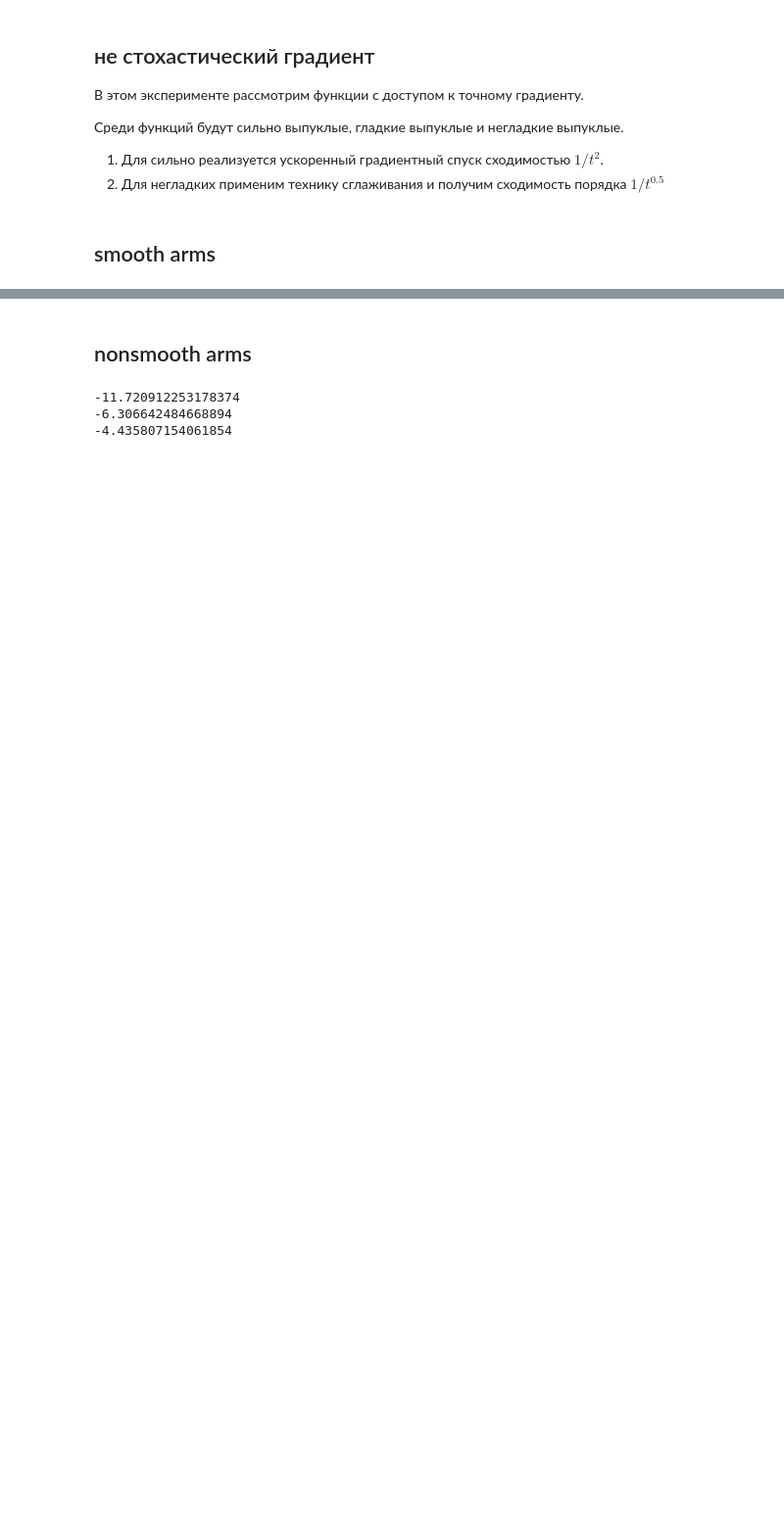
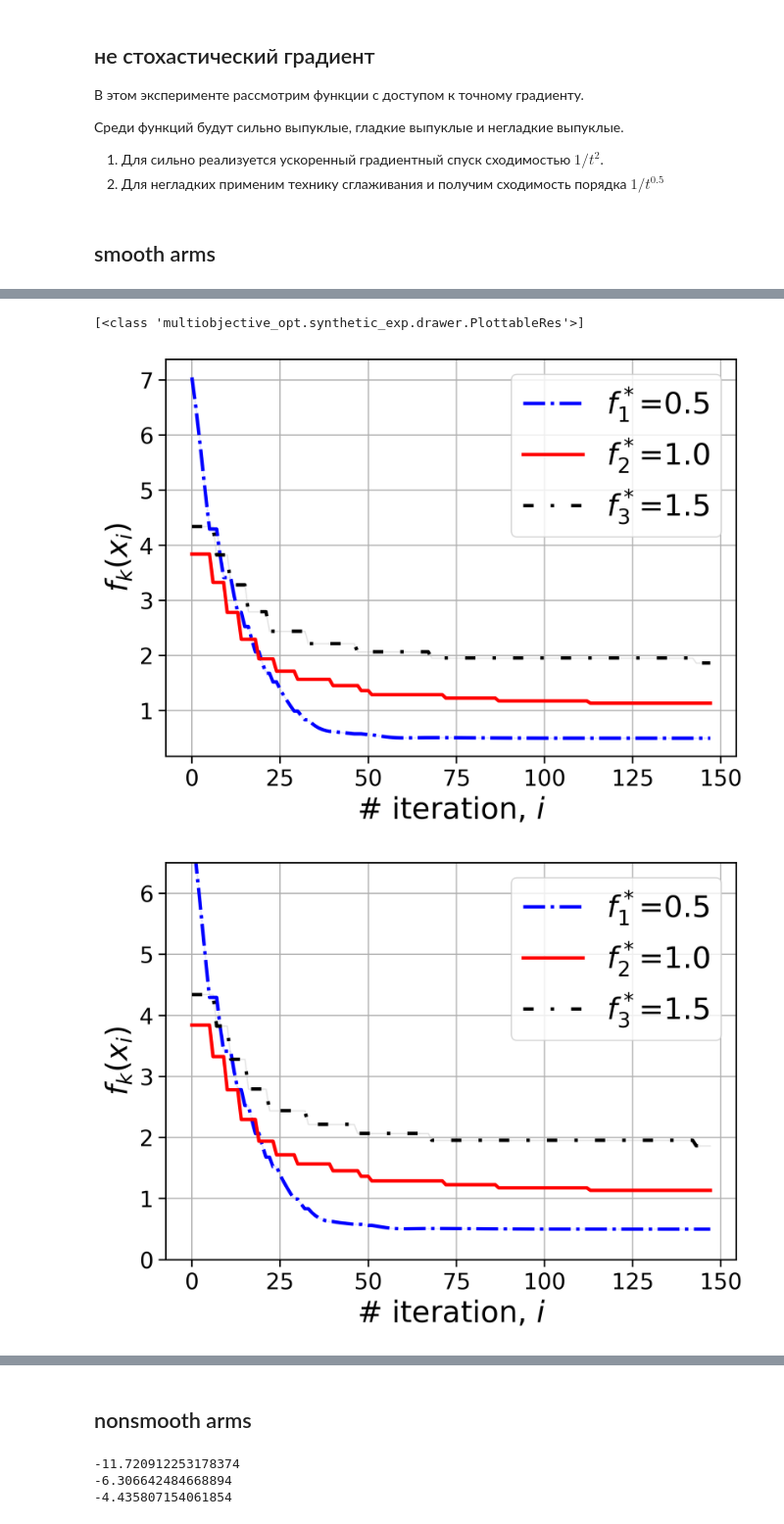
Before and after one commit to online-opt-acc/FMAB_copy, a Jupyter notebook: notebooks/synthetic_exp.ipynb, the cells around one changed output, grey strips where cells are left out. Shown at 98% size. Drawn from its saved outputs; the diff is of its cells as text; code cells hidden in the pictures; blank space fills up the shorter version.

```diff
--- a/notebooks/synthetic_exp.ipynb
+++ b/notebooks/synthetic_exp.ipynb
@@ -23,6 +48,8 @@ from scipy.optimize import Bounds
 
 1) Для сильно реализуется ускоренный градиентный спуск сходимостью $1/t^2$.
 3) Для негладких применим технику сглаживания и получим сходимость порядка $1/t^{0.5}$
+# %%
+UCB = EpsGreedy
 # %% [markdown]
 
 ## smooth arms
@@ -34,6 +61,7 @@ from multiobjective_opt.synthetic_exp.functions import (
 
 
 def get_QuadFormSQRT_arm(dim_smooth, min_val=None, seed = 0):
+    # prepare function with optimizer for arm
     if min_val is None:
         min_val = np.random.randn()
 
@@ -45,11 +73,11 @@ def get_QuadFormSQRT_arm(dim_smooth, min_val=None, seed = 0):
     L, R = oracle_smooth.func.get_params(x0)
     L = L
     smooth_optimizer = AcceleratedGradDescent(oracle_smooth, x0=x0, L=L, R=R)
-    smooth_optimizer.name = rf"$f_{int(min_val * 2)}^*$={(min_val)}"
-    return smooth_optimizer
+    arm = FuncArm(smooth_optimizer)
+    arm.name = rf"$f_{int(min_val * 2)}^*$={(min_val)}"
+    return arm
 # %%
-def init_quad_arms():
-    num_arms = 3
+def init_quad_arms(num_arms = 3):
     dim = 20
     arm_min_vals = np.linspace(0.5, 1.5, num=num_arms)
 
@@ -58,9 +86,17 @@ def init_quad_arms():
     for i in range(num_arms):
         nsm_opt = get_QuadFormSQRT_arm(dim, arm_min_vals[i], seed= int(arm_min_vals[i]))
         arms.append(nsm_opt)
+
     return arms, arm_min_vals
 
+n_actions = 3
 
-arms, min_vals = init_quad_arms()
-alg = UCB(arms)
-alg_res = alg.run(T=150)
+reward_estimator = FuncRewardEstimator(n_actions)
+agent = UCB(n_actions, reward_estimator)
+
+arms, min_vals = init_quad_arms(n_actions)
+env = ArmEnv(arms)
+
+
+runner = RunAlgEnv(env, agent)
+res = runner.run(max_steps=150)
@@ -92,0 +103,7 @@ for f_name, fig in figs.items():
+# %%
+figs = plot_results([res], arms, min_vals, with_intervals=True)
+save_figures(figs)
+# %% [output]
+[<class 'multiobjective_opt.synthetic_exp.drawer.PlottableRes'>]
+[figure, added]
+[figure, added]
```
Also changed, not shown: parts of 17 cells of this notebook, 5 other files.
